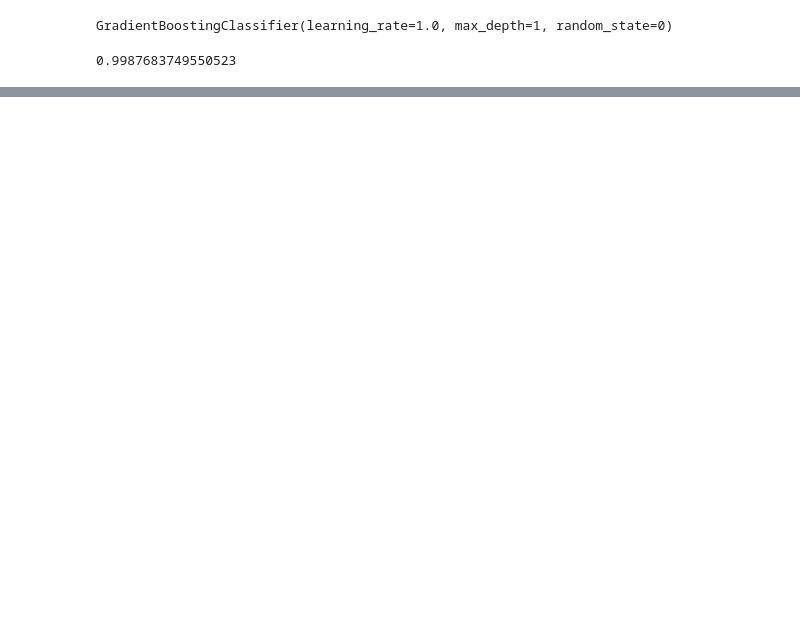
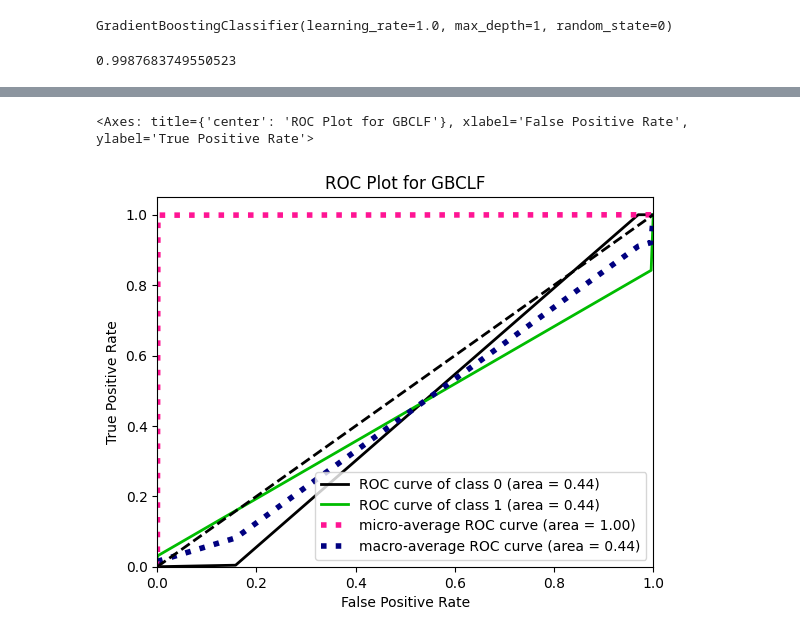
Before and after one commit to aniketgope00/ML_Codes, a Jupyter notebook: onlinefraudDetect/trialmodel1.ipynb, the cells around one changed output, grey strips where cells are left out. Saved outputs shown, nothing was run; the diff lists cells and outputs as text; code cells hidden in the pictures; blank space fills up the shorter version.

```diff
--- a/onlinefraudDetect/trialmodel1.ipynb
+++ b/onlinefraudDetect/trialmodel1.ipynb
@@ -40,0 +53,5 @@ gbclf.score(xtest,ytest)
+# %%
+skplt.metrics.plot_roc(ytest, y_gbclf_proba, title = 'ROC Plot for GBCLF')
+# %% [output]
+<Axes: title={'center': 'ROC Plot for GBCLF'}, xlabel='False Positive Rate', ylabel='True Positive Rate'>
+[figure, added]
```
Also changed, not shown: parts of 6 cells of this notebook.
